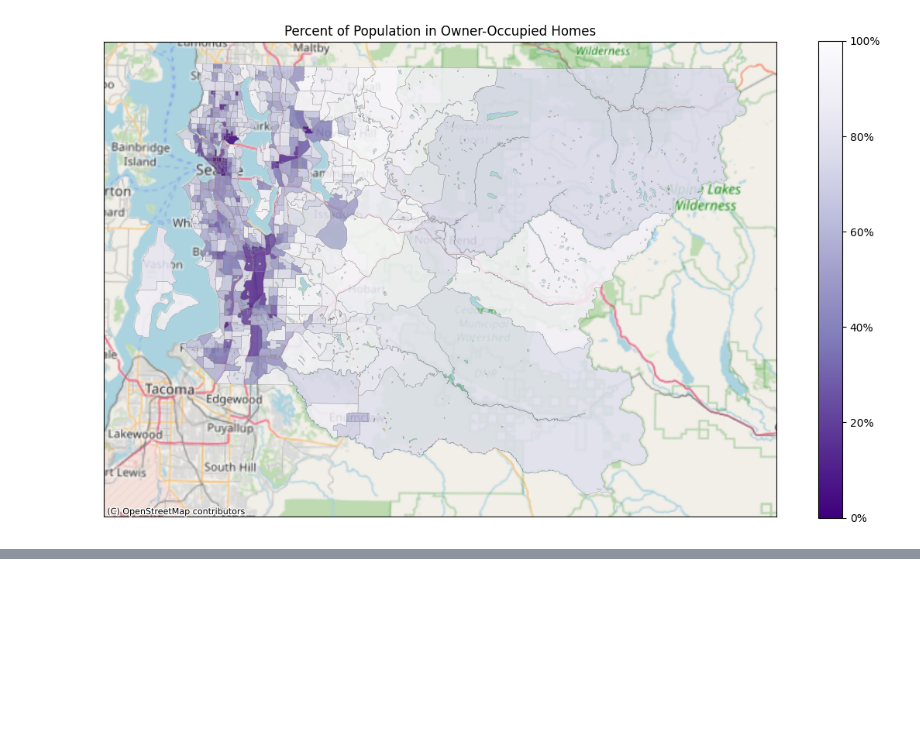
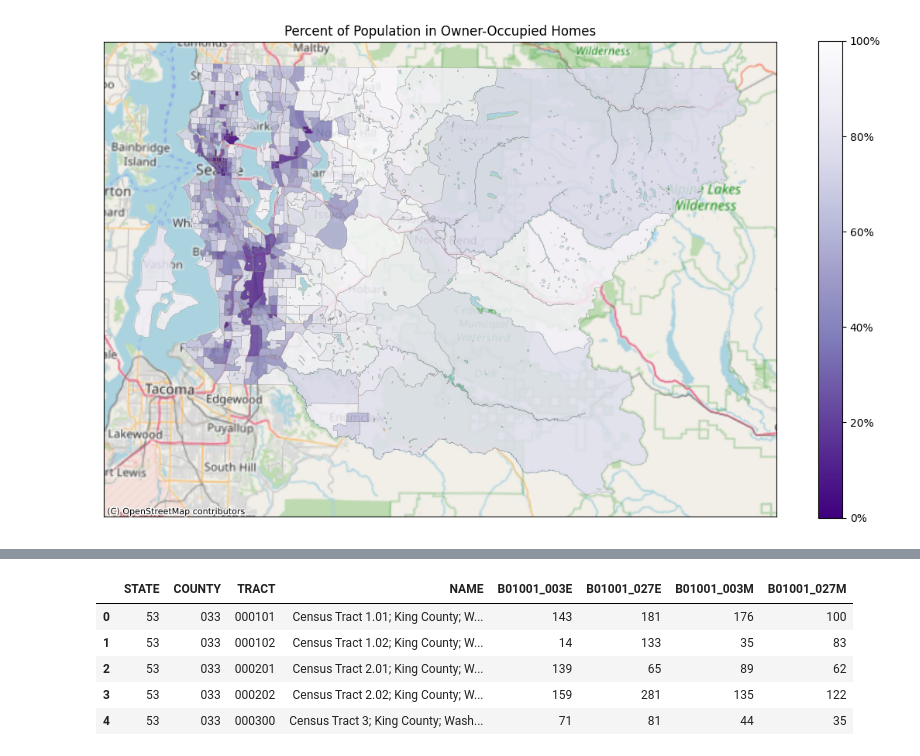
Before and after one commit to censusdis/censusdis-tutorial-2024, a Jupyter notebook: Lessons/Lesson 3 Variables.ipynb, the cells around one changed output, grey strips where cells are left out. Drawn from its saved outputs; the diff is of its cells as text; code cells hidden in the pictures; blank space fills up the shorter version.

```diff
--- a/Lessons/Lesson 3 Variables.ipynb
+++ b/Lessons/Lesson 3 Variables.ipynb
@@ -363,0 +521,22 @@ _ = ax.set_title("Percent of Population in Owner-Occupied Homes")
+# %%
+ced.download(
+    ACS5,
+    2022,
+    download_variables=[
+        "NAME",
+        MALE_UNDER_5,
+        FEMALE_UNDER_5,
+        "B01001_003M",
+        "B01001_027M",
+    ],
+    state=WA,
+    county=KING,
+    tract="*",
+).head()
+# %% [output]
+|  | STATE | COUNTY | TRACT | NAME | B01001_003E | B01001_027E | B01001_003M | B01001_027M |
+| 0 | 53 | 033 | 000101 | Census Tract 1.01; King County; W... | 143 | 181 | 176 | 100 |
+| 1 | 53 | 033 | 000102 | Census Tract 1.02; King County; W... | 14 | 133 | 35 | 83 |
+| 2 | 53 | 033 | 000201 | Census Tract 2.01; King County; W... | 139 | 65 | 89 | 62 |
+| 3 | 53 | 033 | 000202 | Census Tract 2.02; King County; W... | 159 | 281 | 135 | 122 |
+| 4 | 53 | 033 | 000300 | Census Tract 3; King County; Wash... | 71 | 81 | 44 | 35 |
```
Also changed, not shown: parts of 22 cells of this notebook, 2 other files.
